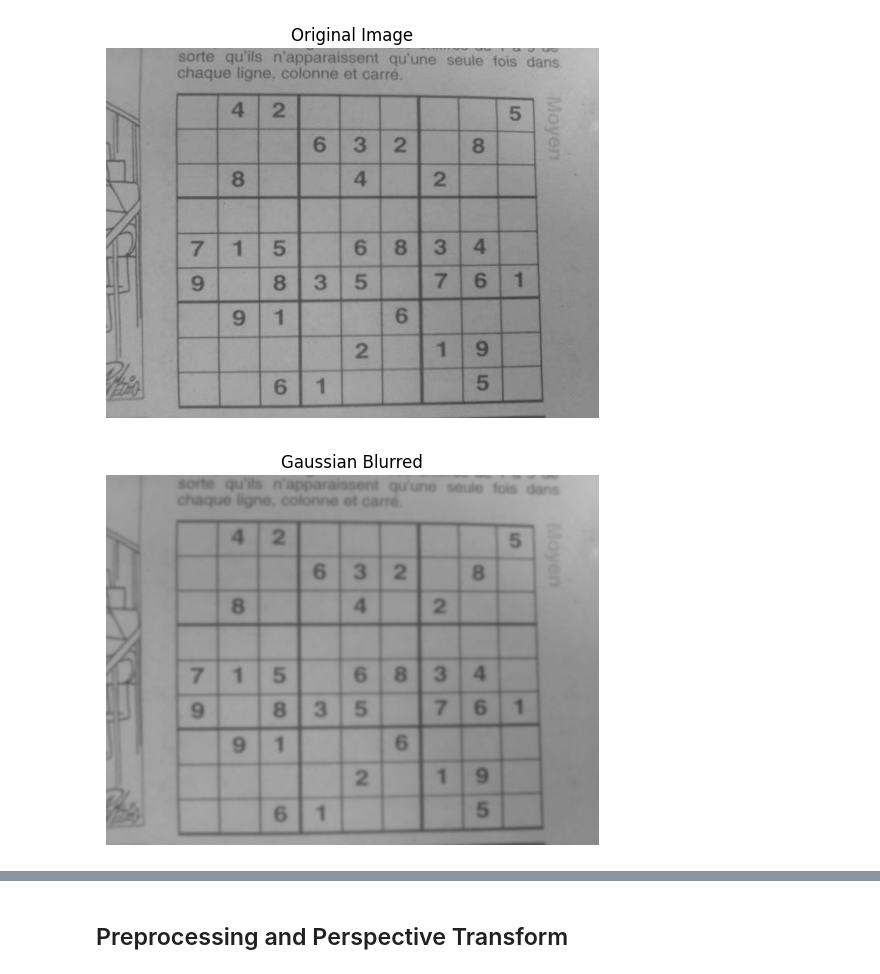
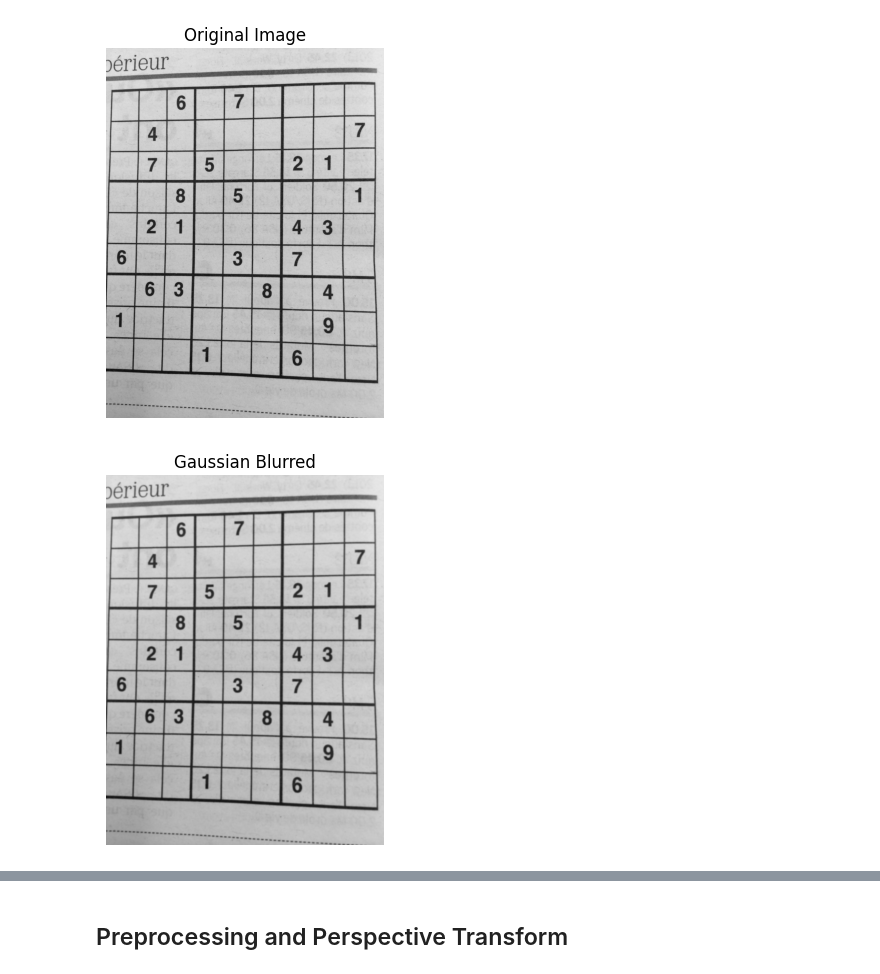
Before and after one commit to eddie-an/Optical-Sudoku-Solver, a Jupyter notebook: Image_Processing.ipynb, the cells around one changed output, grey strips where cells are left out. Cells and saved outputs as stored; diff of their text form; code cells hidden in the pictures.

```diff
--- a/Image_Processing.ipynb
+++ b/Image_Processing.ipynb
@@ -20,20 +20,20 @@ def display_image_color(image, title="Image"):
     plt.axis('off')
     plt.show()
 # %%
-image = cv2.imread("images/image10.jpg", cv2.IMREAD_GRAYSCALE)
+image = cv2.imread("images/image1000.jpg", cv2.IMREAD_GRAYSCALE)
 L = 5
 box_kernel = np.ones((L, L)) / (L**2)
 gaussian_kernel = create_gaussian_kernel(9)
 
 blurred_image = linear_filter(image, box_kernel)
 median_filter_image = median_filter(image, L)
 gaussian_image = linear_filter(image, gaussian_kernel)
 
 display_image_grayscale(image, "Original Image")
 display_image_grayscale(gaussian_image, "Gaussian Blurred")
 # %% [output]
-[figure, old version]
+[figure, new version]
-[figure, old version]
+[figure, new version]
 # %%
 # Compute Harris corner response
 response = harris_corners(image)
```
Also changed, not shown: parts of 7 cells of this notebook, 1 other file.
